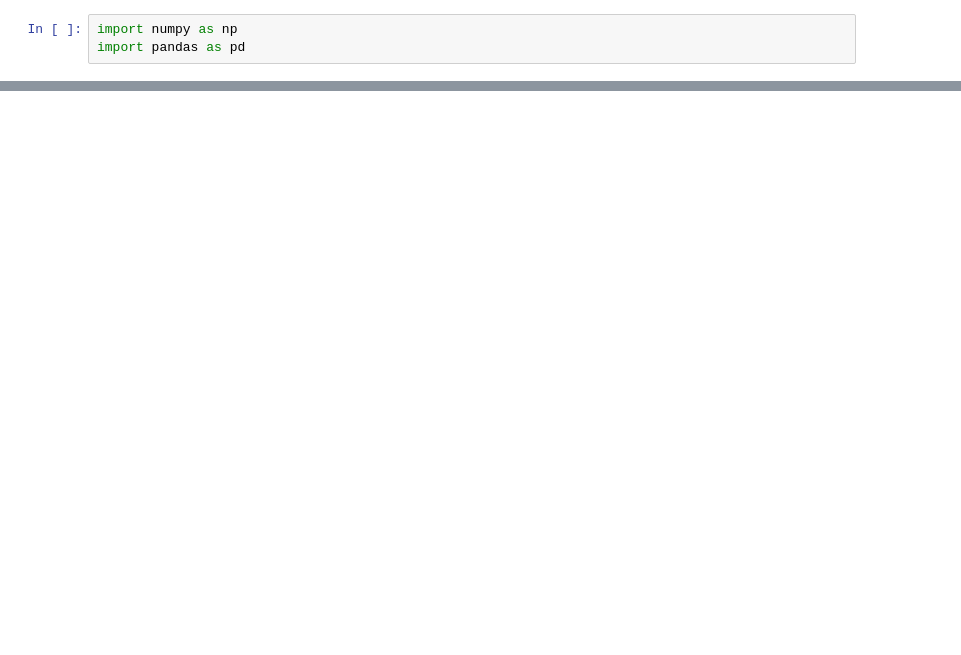
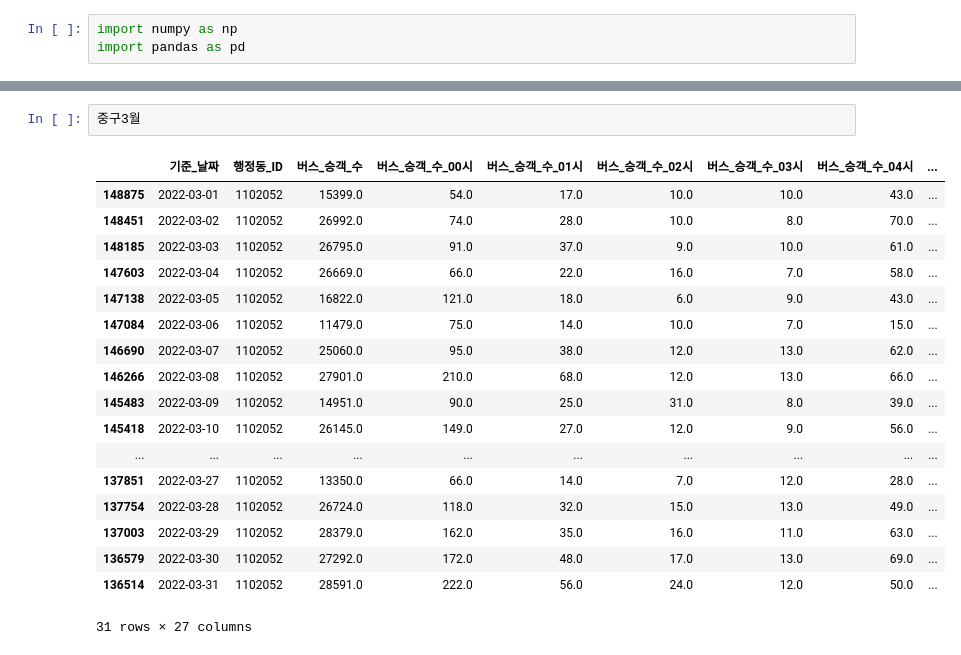
Before and after one commit to kkh1158/lecture, a Jupyter notebook: pj/bus/bus.ipynb, the cells around one changed output, grey strips where cells are left out. Drawn from its saved outputs; the diff is of its cells as text; blank space fills up the shorter version.

```diff
--- a/pj/bus/bus.ipynb
+++ b/pj/bus/bus.ipynb
@@ -39,0 +164,21 @@ Name: 기준_날짜, Length: 173840, dtype: int64
+# %%
+중구3월
+# %% [output]
+|  | 기준_날짜 | 행정동_ID | 버스_승객_수 | 버스_승객_수_00시 | 버스_승객_수_01시 | 버스_승객_수_02시 | 버스_승객_수_03시 | 버스_승객_수_04시 | ... |
+| 148875 | 2022-03-01 | 1102052 | 15399.0 | 54.0 | 17.0 | 10.0 | 10.0 | 43.0 | ... |
+| 148451 | 2022-03-02 | 1102052 | 26992.0 | 74.0 | 28.0 | 10.0 | 8.0 | 70.0 | ... |
+| 148185 | 2022-03-03 | 1102052 | 26795.0 | 91.0 | 37.0 | 9.0 | 10.0 | 61.0 | ... |
+| 147603 | 2022-03-04 | 1102052 | 26669.0 | 66.0 | 22.0 | 16.0 | 7.0 | 58.0 | ... |
+| 147138 | 2022-03-05 | 1102052 | 16822.0 | 121.0 | 18.0 | 6.0 | 9.0 | 43.0 | ... |
+| 147084 | 2022-03-06 | 1102052 | 11479.0 | 75.0 | 14.0 | 10.0 | 7.0 | 15.0 | ... |
+| 146690 | 2022-03-07 | 1102052 | 25060.0 | 95.0 | 38.0 | 12.0 | 13.0 | 62.0 | ... |
+| 146266 | 2022-03-08 | 1102052 | 27901.0 | 210.0 | 68.0 | 12.0 | 13.0 | 66.0 | ... |
+| 145483 | 2022-03-09 | 1102052 | 14951.0 | 90.0 | 25.0 | 31.0 | 8.0 | 39.0 | ... |
+| 145418 | 2022-03-10 | 1102052 | 26145.0 | 149.0 | 27.0 | 12.0 | 9.0 | 56.0 | ... |
+| ... | ... | ... | ... | ... | ... | ... | ... | ... | ... |
+| 137851 | 2022-03-27 | 1102052 | 13350.0 | 66.0 | 14.0 | 7.0 | 12.0 | 28.0 | ... |
+| 137754 | 2022-03-28 | 1102052 | 26724.0 | 118.0 | 32.0 | 15.0 | 13.0 | 49.0 | ... |
+| 137003 | 2022-03-29 | 1102052 | 28379.0 | 162.0 | 35.0 | 16.0 | 11.0 | 63.0 | ... |
+| 136579 | 2022-03-30 | 1102052 | 27292.0 | 172.0 | 48.0 | 17.0 | 13.0 | 69.0 | ... |
+| 136514 | 2022-03-31 | 1102052 | 28591.0 | 222.0 | 56.0 | 24.0 | 12.0 | 50.0 | ... |
+31 rows × 27 columns
```
Also changed, not shown: parts of 12 cells of this notebook, 4 other files.
